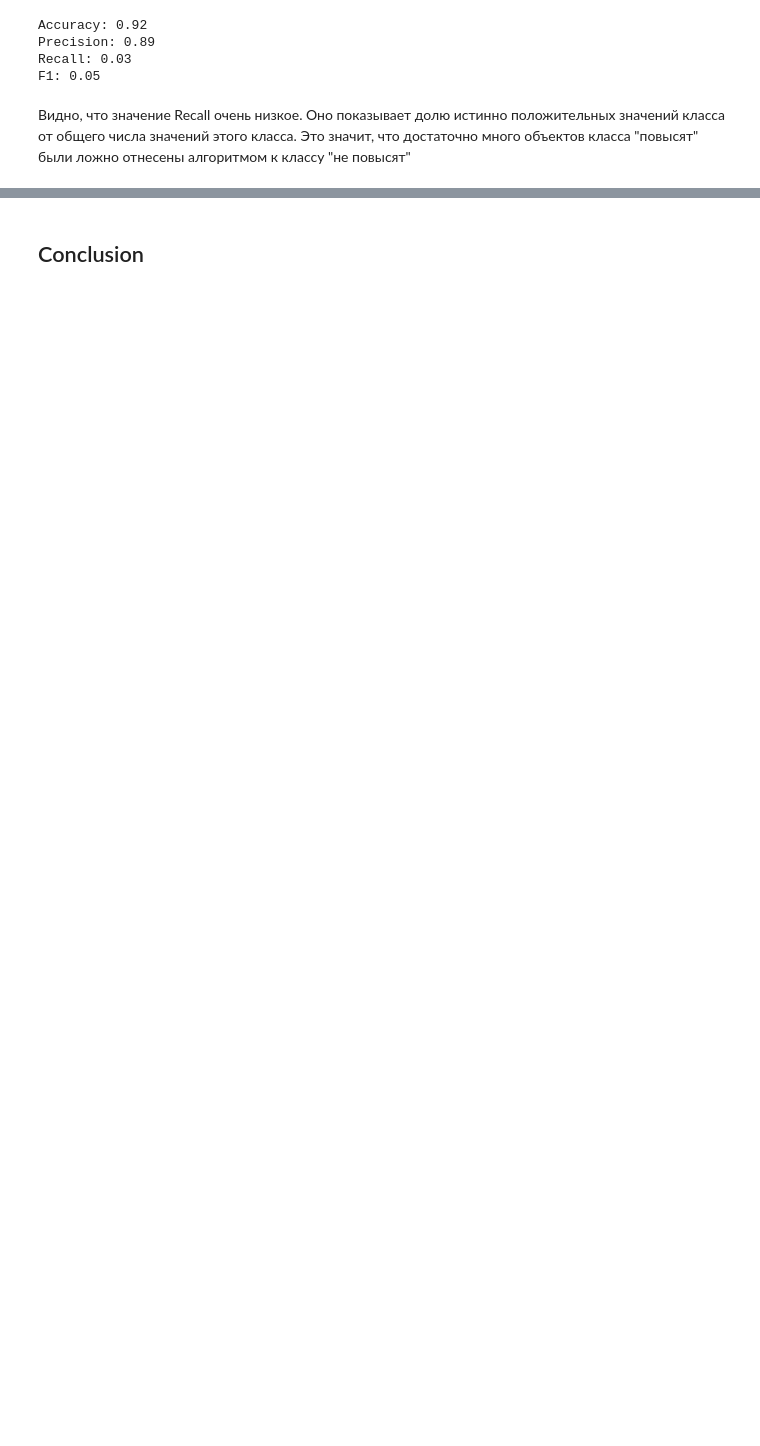
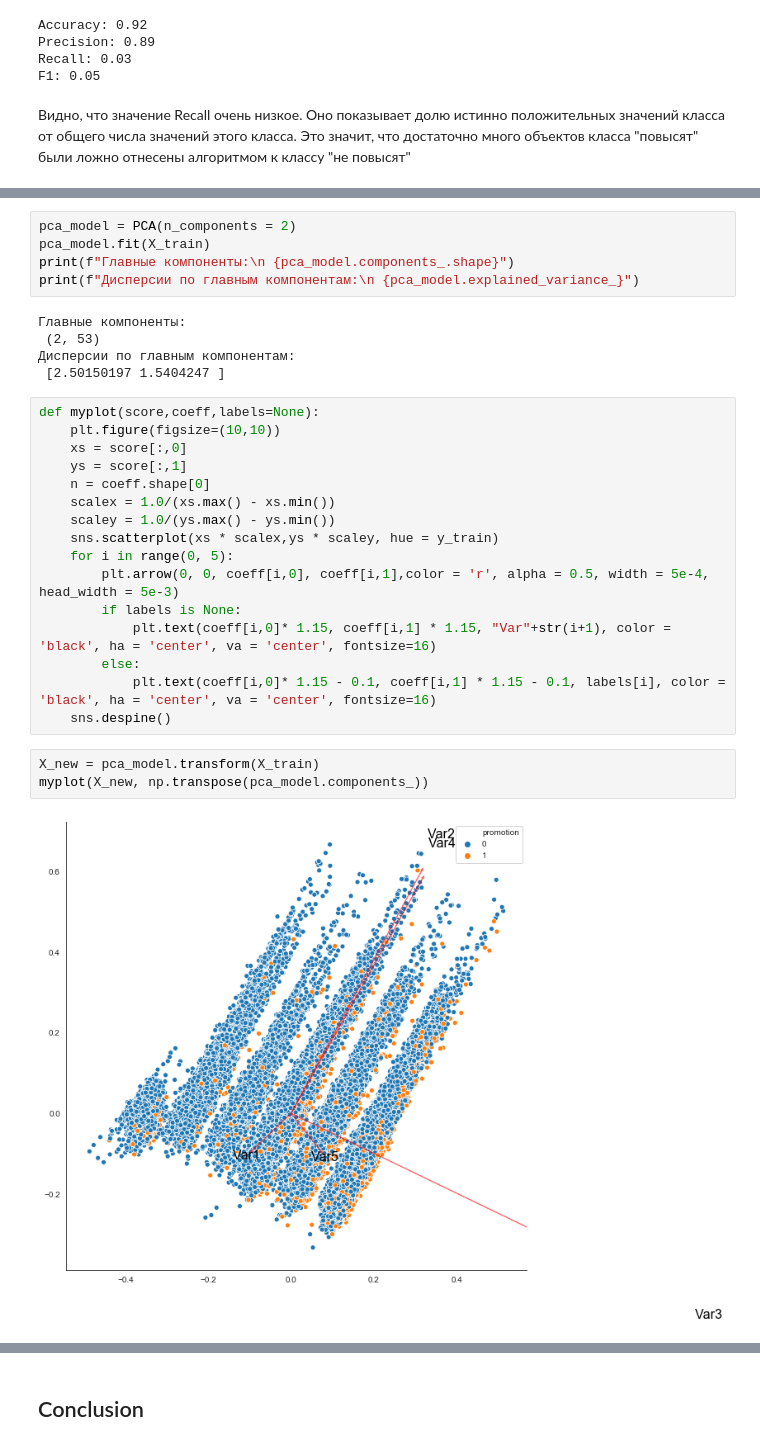
Before and after one commit to kirillProkofiev/ML_homework, a Jupyter notebook: HR_analysis.ipynb, the cells around one changed output, grey strips where cells are left out. Drawn from its saved outputs; the diff is of its cells as text; blank space fills up the shorter version.

```diff
--- a/HR_analysis.ipynb
+++ b/HR_analysis.ipynb
@@ -624,0 +639,31 @@ F1: 0.05
+# %%
+pca_model = PCA(n_components = 2)
+pca_model.fit(X_train)
+print(f"Главные компоненты:\n {pca_model.components_.shape}")
+print(f"Дисперсии по главным компонентам:\n {pca_model.explained_variance_}")
+# %% [output]
+Главные компоненты:
+ (2, 53)
+Дисперсии по главным компонентам:
+ [2.50150197 1.5404247 ]
+# %%
+def myplot(score,coeff,labels=None):
+    plt.figure(figsize=(10,10))
+    xs = score[:,0]
+    ys = score[:,1]
+    n = coeff.shape[0]
+    scalex = 1.0/(xs.max() - xs.min())
+    scaley = 1.0/(ys.max() - ys.min())
+    sns.scatterplot(xs * scalex,ys * scaley, hue = y_train)
+    for i in range(0, 5):
+        plt.arrow(0, 0, coeff[i,0], coeff[i,1],color = 'r', alpha = 0.5, width = 5e-4, head_width = 5e-3)
+        if labels is None:
+            plt.text(coeff[i,0]* 1.15, coeff[i,1] * 1.15, "Var"+str(i+1), color = 'black', ha = 'center', va = 'center', fontsize=16)
+        else:
+            plt.text(coeff[i,0]* 1.15 - 0.1, coeff[i,1] * 1.15 - 0.1, labels[i], color = 'black', ha = 'center', va = 'center', fontsize=16)
+    sns.despine()
+# %%
+X_new = pca_model.transform(X_train)
+myplot(X_new, np.transpose(pca_model.components_))
+# %% [output]
+[figure, added]
```
Also changed, not shown: parts of 22 cells of this notebook, 6 other files.
